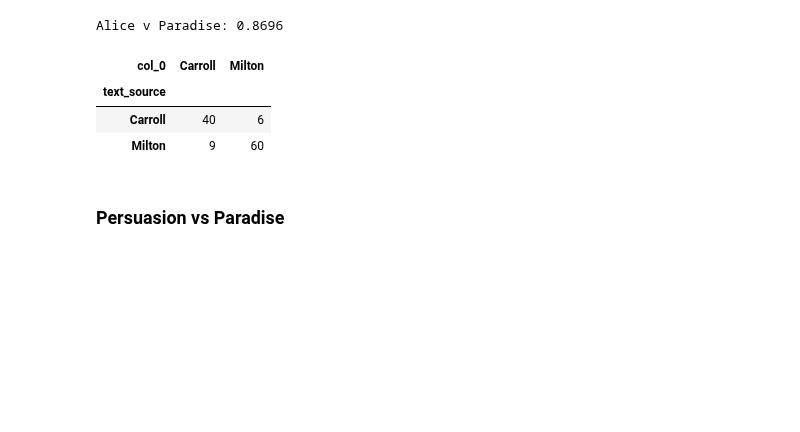
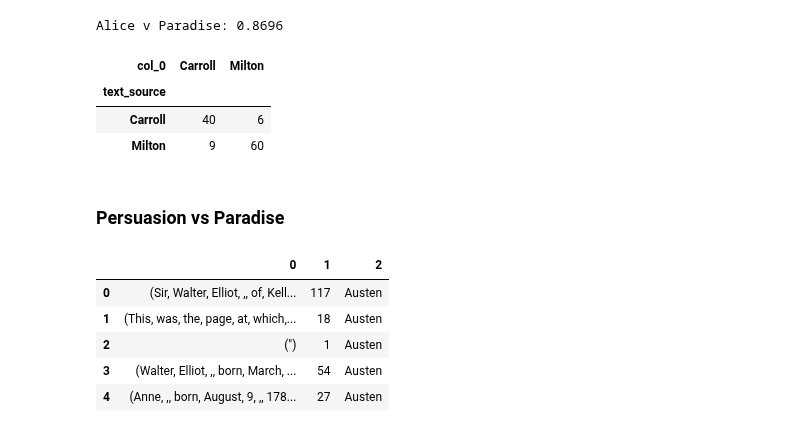
Before and after one commit to 26Jinx/Thinkful, a Jupyter notebook: Unit4/4_Natural_Language_Processing/2_Supervised_NLP.ipynb, the cells around one changed output. Saved outputs shown, nothing was run; the diff lists cells and outputs as text; code cells hidden in the pictures; blank space fills up the shorter version.

```diff
--- a/Unit4/4_Natural_Language_Processing/2_Supervised_NLP.ipynb
+++ b/Unit4/4_Natural_Language_Processing/2_Supervised_NLP.ipynb
@@ -527,5 +527,12 @@ pd.crosstab(y_test, y_pred)
 ### Persuasion vs Paradise
 # %%
 # Combine the sentences from the two novels into one data frame.
-sentences_mod = pd.DataFrame(alice_sents_mod + paradise_sents_mod)
+sentences_mod = pd.DataFrame(persuasion_sents_mod + paradise_sents_mod)
 sentences_mod.head()
+# %% [output]
+|  | 0 | 1 | 2 |
+| 0 | (Sir, Walter, Elliot, ,, of, Kell... | 117 | Austen |
+| 1 | (This, was, the, page, at, which,... | 18 | Austen |
+| 2 | (") | 1 | Austen |
+| 3 | (Walter, Elliot, ,, born, March, ... | 54 | Austen |
+| 4 | (Anne, ,, born, August, 9, ,, 178... | 27 | Austen |
```
Also changed, not shown: parts of 2 cells of this notebook.
